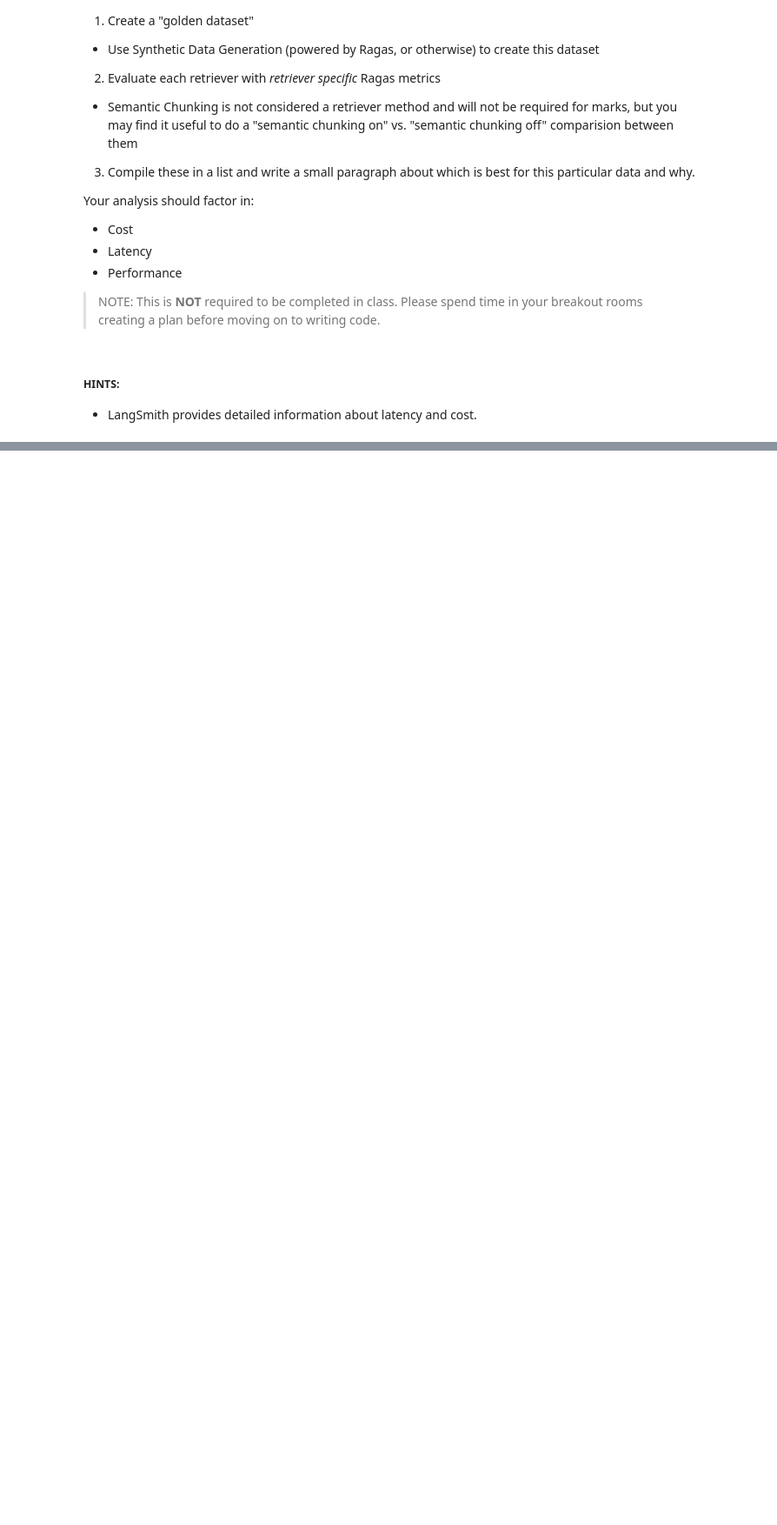
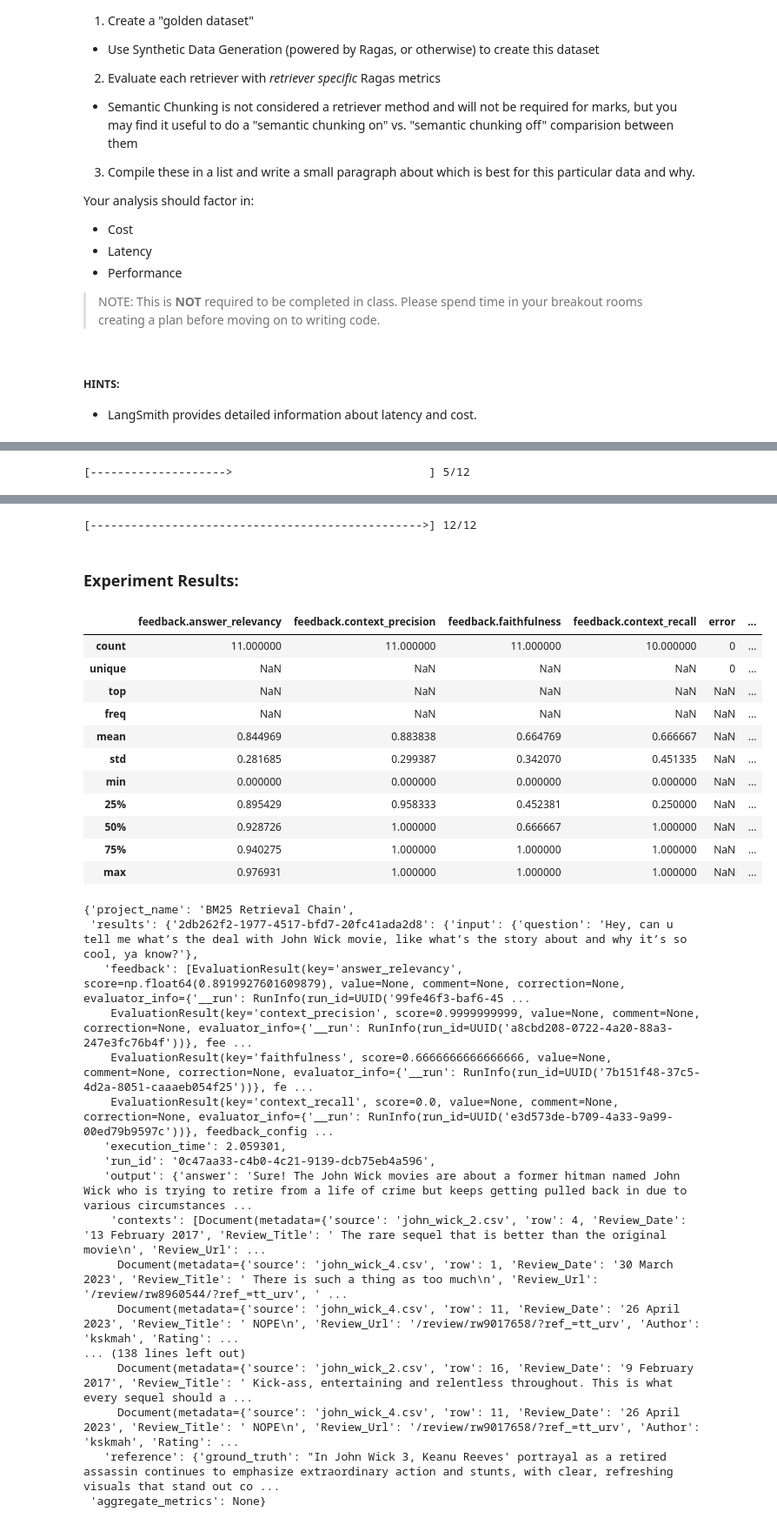
Before and after one commit to mafzaal/AIE6, a Jupyter notebook: 13_Advanced_Retrieval/Advanced_Retrieval_with_LangChain_Assignment.ipynb, the cells around one changed output, grey strips where cells are left out. Shown at 87% size. Drawn from its saved outputs; the diff is of its cells as text; code cells hidden in the pictures; blank space fills up the shorter version.

```diff
--- a/13_Advanced_Retrieval/Advanced_Retrieval_with_LangChain_Assignment.ipynb
+++ b/13_Advanced_Retrieval/Advanced_Retrieval_with_LangChain_Assignment.ipynb
@@ -583,0 +833,9 @@ In this final step, we build comparison table and write a report. We will get Co
+# %%
+a_chain = (bm25_retrieval_chain |
+    {
+        "answer": itemgetter("response") | StrOutputParser(),
+        "contexts": itemgetter("context") ,
+    })
+
+evaluate( dataset_name="John Wick Reviews",llm_or_chain_factory=a_chain,experiment_name="BM25 Retrieval Chain", metrics=metrics, verbose=True)
+# %% [output]
@@ -583,0 +865 @@ In this final step, we build comparison table and write a report. We will get Co
+[-------------------->                             ] 5/12
@@ -583,0 +883,31 @@ In this final step, we build comparison table and write a report. We will get Co
+[------------------------------------------------->] 12/12
+Experiment Results:
+|  | feedback.answer_relevancy | feedback.context_precision | feedback.faithfulness | feedback.context_recall | error | ... |
+| count | 11.000000 | 11.000000 | 11.000000 | 10.000000 | 0 | ... |
+| unique | NaN | NaN | NaN | NaN | 0 | ... |
+| top | NaN | NaN | NaN | NaN | NaN | ... |
+| freq | NaN | NaN | NaN | NaN | NaN | ... |
+| mean | 0.844969 | 0.883838 | 0.664769 | 0.666667 | NaN | ... |
+| std | 0.281685 | 0.299387 | 0.342070 | 0.451335 | NaN | ... |
+| min | 0.000000 | 0.000000 | 0.000000 | 0.000000 | NaN | ... |
+| 25% | 0.895429 | 0.958333 | 0.452381 | 0.250000 | NaN | ... |
+| 50% | 0.928726 | 1.000000 | 0.666667 | 1.000000 | NaN | ... |
+| 75% | 0.940275 | 1.000000 | 1.000000 | 1.000000 | NaN | ... |
+| max | 0.976931 | 1.000000 | 1.000000 | 1.000000 | NaN | ... |
+{'project_name': 'BM25 Retrieval Chain',
+ 'results': {'2db262f2-1977-4517-bfd7-20fc41ada2d8': {'input': {'question': 'Hey, can u tell me what’s the deal with John Wick movie, like what’s the story about and why it’s so cool, ya know?'},
+   'feedback': [EvaluationResult(key='answer_relevancy', score=np.float64(0.8919927601609879), value=None, comment=None, correction=None, evaluator_info={'__run': RunInfo(run_id=UUID('99fe46f3-baf6-45 ...
+    EvaluationResult(key='context_precision', score=0.9999999999, value=None, comment=None, correction=None, evaluator_info={'__run': RunInfo(run_id=UUID('a8cbd208-0722-4a20-88a3-247e3fc76b4f'))}, fee ...
+    EvaluationResult(key='faithfulness', score=0.6666666666666666, value=None, comment=None, correction=None, evaluator_info={'__run': RunInfo(run_id=UUID('7b151f48-37c5-4d2a-8051-caaaeb054f25'))}, fe ...
+    EvaluationResult(key='context_recall', score=0.0, value=None, comment=None, correction=None, evaluator_info={'__run': RunInfo(run_id=UUID('e3d573de-b709-4a33-9a99-00ed79b9597c'))}, feedback_config ...
+   'execution_time': 2.059301,
+   'run_id': '0c47aa33-c4b0-4c21-9139-dcb75eb4a596',
+   'output': {'answer': 'Sure! The John Wick movies are about a former hitman named John Wick who is trying to retire from a life of crime but keeps getting pulled back in due to various circumstances ...
+    'contexts': [Document(metadata={'source': 'john_wick_2.csv', 'row': 4, 'Review_Date': '13 February 2017', 'Review_Title': ' The rare sequel that is better than the original movie\n', 'Review_Url': ...
+     Document(metadata={'source': 'john_wick_4.csv', 'row': 1, 'Review_Date': '30 March 2023', 'Review_Title': ' There is such a thing as too much\n', 'Review_Url': '/review/rw8960544/?ref_=tt_urv', ' ...
+     Document(metadata={'source': 'john_wick_4.csv', 'row': 11, 'Review_Date': '26 April 2023', 'Review_Title': ' NOPE\n', 'Review_Url': '/review/rw9017658/?ref_=tt_urv', 'Author': 'kskmah', 'Rating': ...
+... (138 lines left out)
+     Document(metadata={'source': 'john_wick_2.csv', 'row': 16, 'Review_Date': '9 February 2017', 'Review_Title': ' Kick-ass, entertaining and relentless throughout. This is what every sequel should a ...
+     Document(metadata={'source': 'john_wick_4.csv', 'row': 11, 'Review_Date': '26 April 2023', 'Review_Title': ' NOPE\n', 'Review_Url': '/review/rw9017658/?ref_=tt_urv', 'Author': 'kskmah', 'Rating': ...
+   'reference': {'ground_truth': "In John Wick 3, Keanu Reeves' portrayal as a retired assassin continues to emphasize extraordinary action and stunts, with clear, refreshing visuals that stand out co ...
+ 'aggregate_metrics': None}
```
Also changed, not shown: parts of 17 cells of this notebook, 1 other file.
